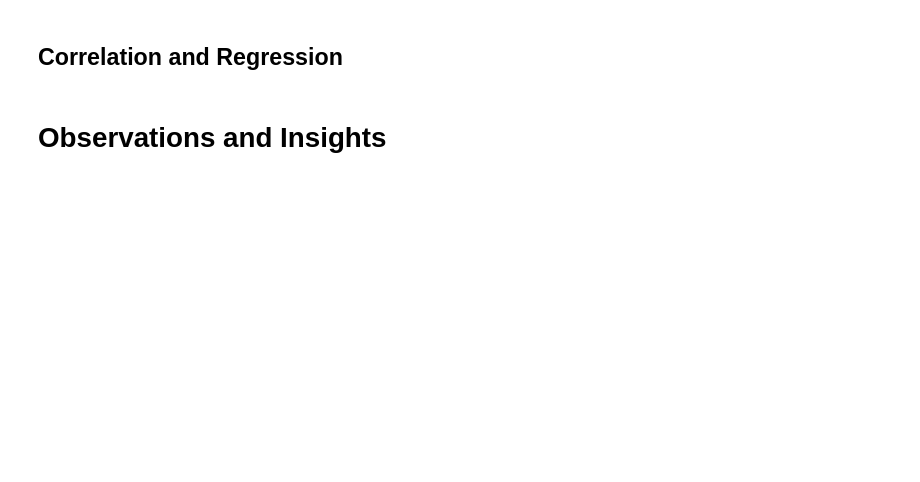
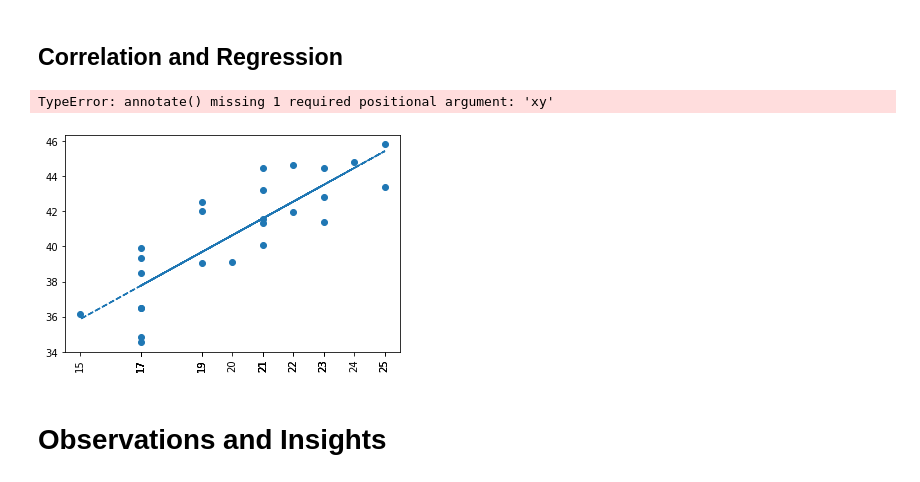
Before and after one commit to bregan78/Matplotlib, a Jupyter notebook: pymaceuticals.ipynb, the cells around one changed output. Drawn from its saved outputs; the diff is of its cells as text; code cells hidden in the pictures; blank space fills up the shorter version.

Commit message:
added correlation and Regression steps

```diff
--- a/pymaceuticals.ipynb
+++ b/pymaceuticals.ipynb
@@ -422,2 +475,24 @@ plt.show()
+# %%
+# Calculate the correlation coefficient and linear regression model
+# for mouse weight and average tumor volume for the Capomulin regimen
+
+
+
+aa_slope, aa_int, aa_r, aa_p, aa_std_err = st.linregress(
+    w, avg_tv)
+aa_fit = aa_slope * w + aa_int
+plt.scatter(w,avg_tv)
+plt.plot(w,aa_fit,"--")
+plt.xticks(w, rotation=90)
+
+line_eq = "y = " + str(round(aa_slope,2)) + "x + " + str(round(aa_int,2))
+plt.annotate(line_eq,(23,38),fontsize=15,color="red")
+plt.xlabel('Weight (g)')
+plt.ylabel('Avg Tumor Volume (mm3)')
+plt.show()
+print(f"The correlation coefficient between average Weight (g) and 'Avg Tumor Volume (mm3)' is {round(st.pearsonr(w,avg_tv)[0],2)}")
+# %% [output]
+TypeError: annotate() missing 1 required positional argument: 'xy'
+[figure, added]
 # %% [markdown]
 # Observations and Insights
```
Also changed, not shown: parts of 4 cells of this notebook.
